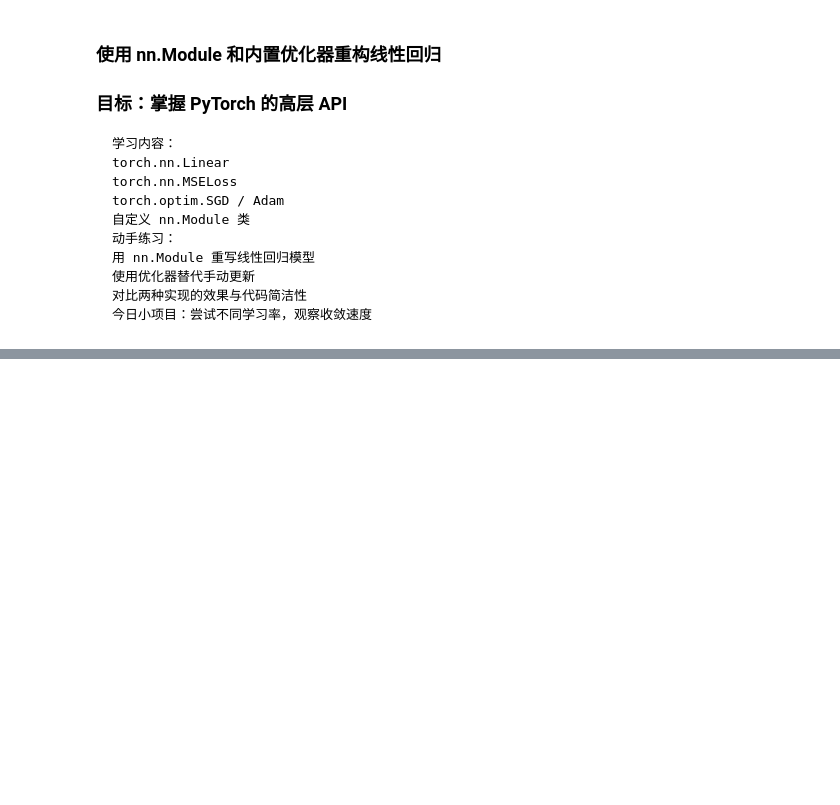
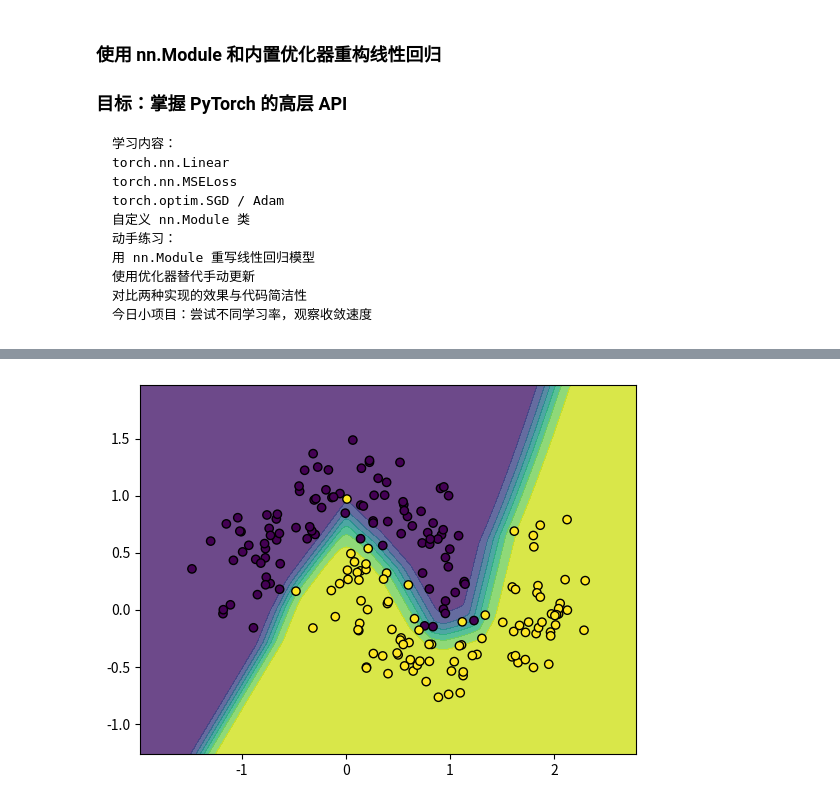
Before and after one commit to John117abc/ML-notes, a Jupyter notebook: codes/pytroch_learn/learn.ipynb, the cells around one changed output, grey strips where cells are left out. Saved outputs shown, nothing was run; the diff lists cells and outputs as text; code cells hidden in the pictures; blank space fills up the shorter version.

```diff
--- a/codes/pytroch_learn/learn.ipynb
+++ b/codes/pytroch_learn/learn.ipynb
@@ -424,0 +543,81 @@ OrderedDict([('weight', tensor([[2.0259]], device='cuda:0')),
+# %%
+import matplotlib as mpl
+mpl.rcParams.update({
+    'font.sans-serif': ['Noto Sans CJK JP'],
+    'axes.unicode_minus': False,
+    'mathtext.fontset': 'stix'
+})
+import torch
+import matplotlib.pyplot as plt
+from torch import nn
+import numpy as np
+from sklearn.datasets import make_moons
+from sklearn.model_selection import train_test_split
+
+SEED = 9
+
+# 创建模拟数据集
+X, y = make_moons(n_samples=200, noise=0.2, random_state=42)
+
+# 数据集分割
+X_train, X_test, y_train, y_test = train_test_split(
+    X, y, test_size=0.2, random_state=SEED
+)
+
+# 将数据转化为PyTorch张量
+X_train_tensor = torch.tensor(X_train, dtype=torch.float)
+X_test_tensor = torch.tensor(X_test, dtype=torch.float)
+y_train_tensor = torch.tensor(y_train.reshape(-1, 1), dtype=torch.float)  # Reshape for MSE loss
+y_test_tensor = torch.tensor(y_test.reshape(-1, 1), dtype=torch.float)
+
+# 定义神经网络
+class Moons_nn(nn.Module):
+    def __init__(self, input_feature=2, output_feature=1, hidden=256):
+        super().__init__()
+        self.net = nn.Sequential(
+            nn.Linear(input_feature, hidden),
+            nn.ReLU(),
+            nn.Linear(hidden, output_feature),
+            nn.Sigmoid()  # 使用Sigmoid激活函数用于二分类问题
+        )
+
+    def forward(self, x):
+        return self.net(x)
+
+model = Moons_nn()
+loss_fn = nn.BCELoss()
+optimizer = torch.optim.Adam(model.parameters(), lr=0.001)
+
+# 训练
+for epoch in range(1000):
+    pred = model(X_train_tensor)
+    loss = loss_fn(pred, y_train_tensor)
+
+    optimizer.zero_grad()
+    loss.backward()
+    optimizer.step()
+
+    if epoch % 100 == 0:
+        print(f"批次 {epoch}, 损失: {loss.item():.6f}")
+
+# 可视化拟合结果
+def plot_decision_boundary(model, X, y):
+    x_min, x_max = X[:, 0].min() - .5, X[:, 0].max() + .5
+    y_min, y_max = X[:, 1].min() - .5, X[:, 1].max() + .5
+    h = .02  # 网格步长
+    xx, yy = np.meshgrid(np.arange(x_min, x_max, h), np.arange(y_min, y_max, h))
+    Z = model(torch.tensor(np.c_[xx.ravel(), yy.ravel()], dtype=torch.float)).detach().numpy()
+    Z = Z.reshape(xx.shape)
+    plt.contourf(xx, yy, Z, alpha=.8)
+    plt.scatter(X[:, 0], X[:, 1], c=y, edgecolors='k', marker='o')
+    plt.show()
+
+model.eval()
+plot_decision_boundary(model, X_test, y_test)
+
+# 计算误差
+with torch.no_grad():
+    y_pred = model(X_test_tensor)
+    error = ((y_pred - y_test_tensor)**2).mean()
+print(f"测试集上的预测误差: {error.item():.6f}")
+# %% [output]
@@ -424,0 +634 @@ OrderedDict([('weight', tensor([[2.0259]], device='cuda:0')),
+[figure, added]
```
Also changed, not shown: parts of 11 cells of this notebook.
